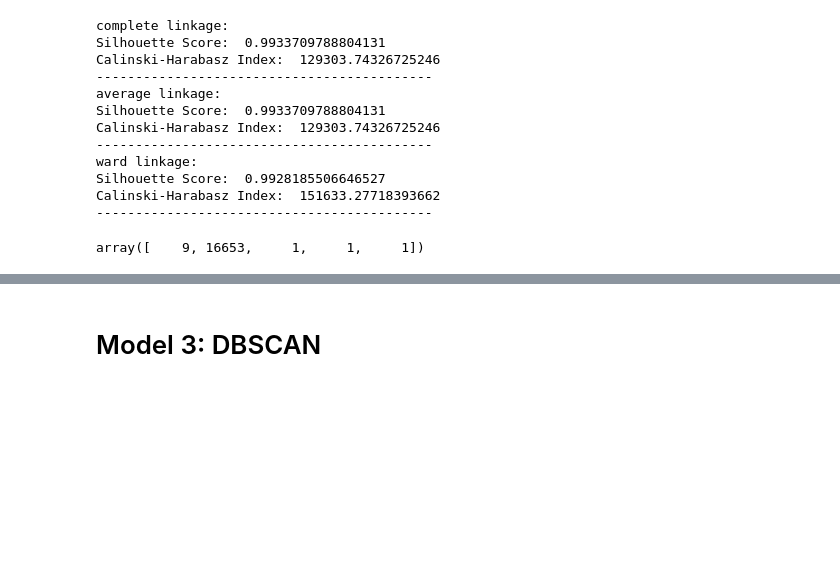
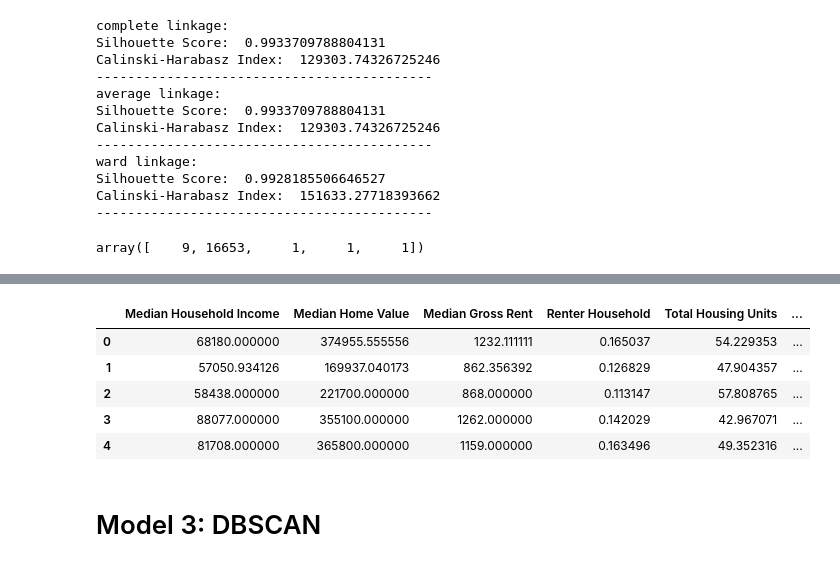
Before and after one commit to colton-lapp/DemographicChange, a Jupyter notebook: Q3.ipynb, the cells around one changed output, grey strips where cells are left out. Cells and saved outputs as stored; diff of their text form; code cells hidden in the pictures; blank space fills up the shorter version.

Commit message:
Chor(Q3): Added scalar inverse transform to see centroid values

```diff
--- a/Q3.ipynb
+++ b/Q3.ipynb
@@ -370,6 +370,16 @@ X_hc.groupby('clusters').mean()
 | 2 | 0.291837 | 1.018738 | 0.329154 | -0.098004 | 1.079002 | ... |
 | 3 | 1.515628 | 2.334320 | 1.564263 | 0.252975 | -0.220869 | ... |
 | 4 | 1.252653 | 2.439842 | 1.241379 | 0.513846 | 0.338366 | ... |
+# %%
+#Check average values of each cluster using inverse transform
+pd.DataFrame( scaler.inverse_transform( X_hc.groupby('clusters').mean() ), columns = list(X_hc.columns)[:-1] )
+# %% [output]
+|  | Median Household Income | Median Home Value | Median Gross Rent | Renter Household | Total Housing Units | ... |
+| 0 | 68180.000000 | 374955.555556 | 1232.111111 | 0.165037 | 54.229353 | ... |
+| 1 | 57050.934126 | 169937.040173 | 862.356392 | 0.126829 | 47.904357 | ... |
+| 2 | 58438.000000 | 221700.000000 | 868.000000 | 0.113147 | 57.808765 | ... |
+| 3 | 88077.000000 | 355100.000000 | 1262.000000 | 0.142029 | 42.967071 | ... |
+| 4 | 81708.000000 | 365800.000000 | 1159.000000 | 0.163496 | 49.352316 | ... |
 # %% [markdown]
 # Model 3: DBSCAN
 # %% [markdown]
```
Also changed, not shown: parts of 7 cells of this notebook.
